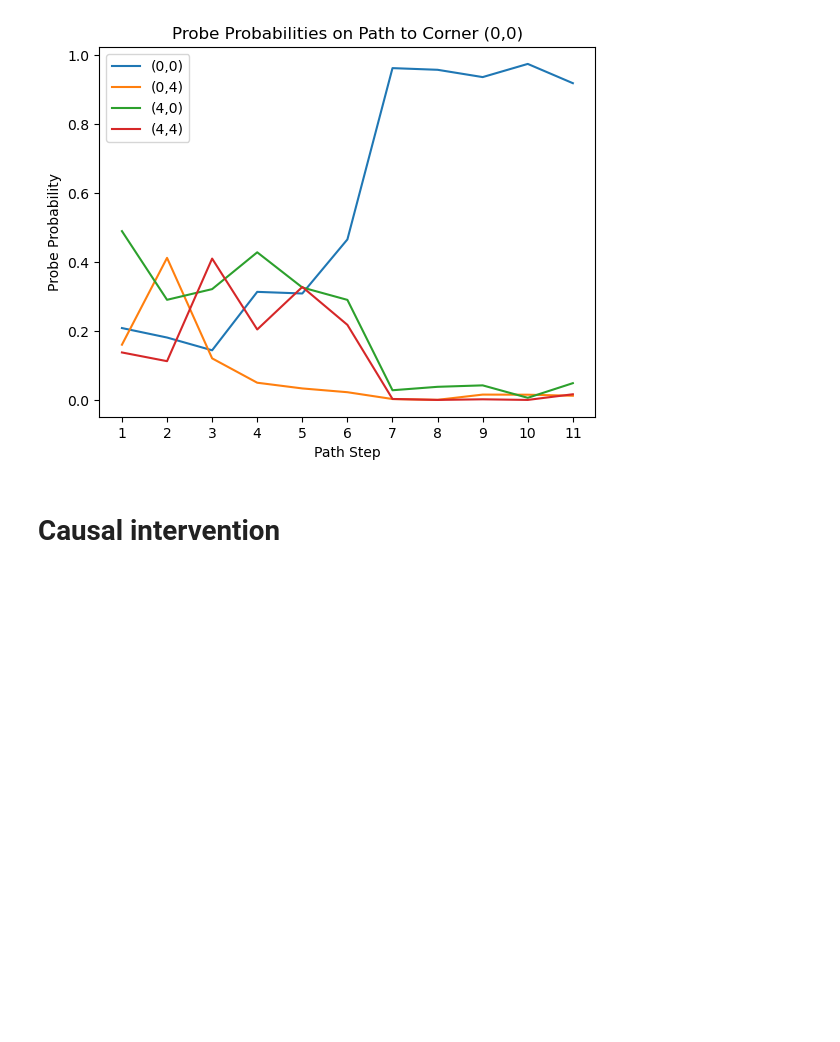
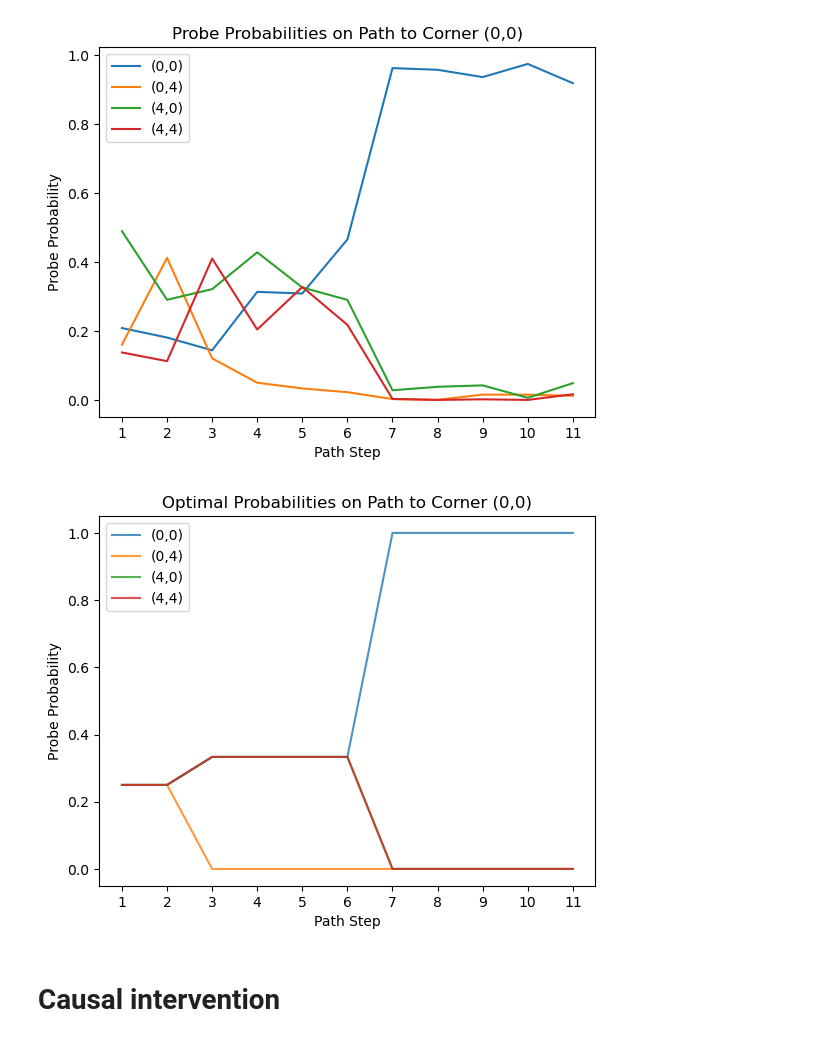
Before and after one commit to johannestreutlein/maze-goal, a Jupyter notebook: probe_analysis.ipynb, the cells around one changed output. Drawn from its saved outputs; the diff is of its cells as text; code cells hidden in the pictures; blank space fills up the shorter version.

Commit message:
plot/training updates

```diff
--- a/probe_analysis.ipynb
+++ b/probe_analysis.ipynb
@@ -939,6 +938,27 @@ plt.savefig('path_probe_probs.pdf')
 plt.show()
 # %% [output]
 [figure]
+# %%
+path_probe_probs = [
+    [None,0.25,0.25,1/3,1/3,1/3,1/3,1,1,1,1,1],
+    [None, 0.25,0.25,0,0,0,0,0,0,0,0,0],
+    [None, 0.25,0.25,1/3,1/3,1/3,1/3,0,0,0,0,0],
+    [None,0.25,0.25,1/3,1/3,1/3,1/3,0,0,0,0,0],
+]
+
+
+for i in range(4):
+    plt.plot(range(1,len(path_probe_probs[i])), path_probe_probs[i][1:], label=reverse_map[reverse_target_dict[i]], alpha=0.8)
+
+plt.xlabel('Path Step')
+plt.ylabel('Probe Probability')
+plt.title('Optimal Probabilities on Path to Corner (0,0)')
+plt.xticks(range(1,12))
+plt.legend()
+plt.savefig('path_probe_probs_optimal.pdf')
+plt.show()
+# %% [output]
+[figure, added]
 # %% [markdown]
 # Causal intervention
 # %%
```
Also changed, not shown: parts of 1 cell of this notebook, 1 other file.
